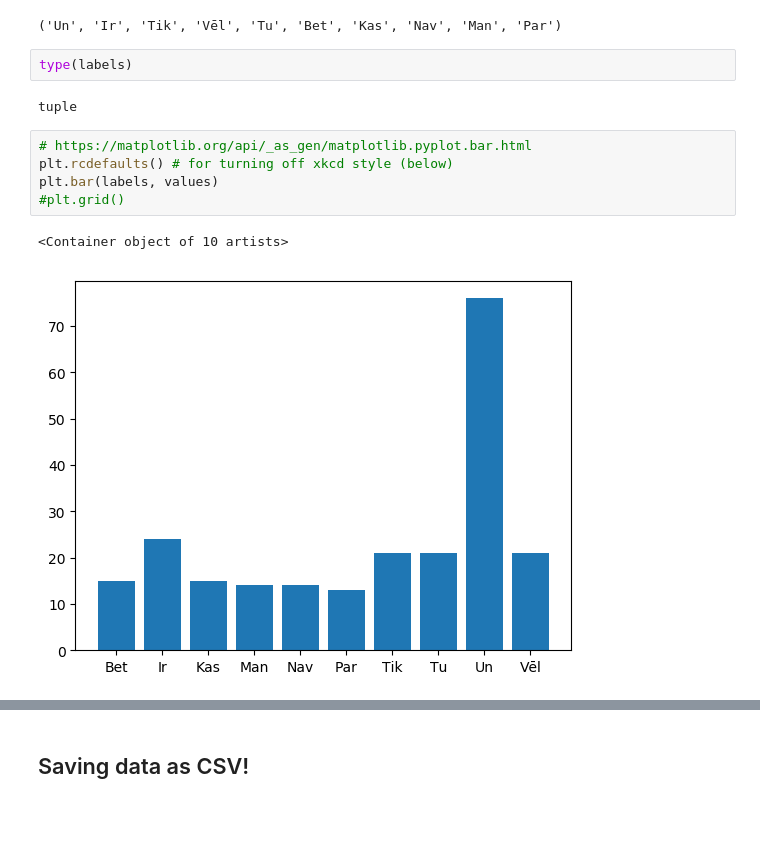
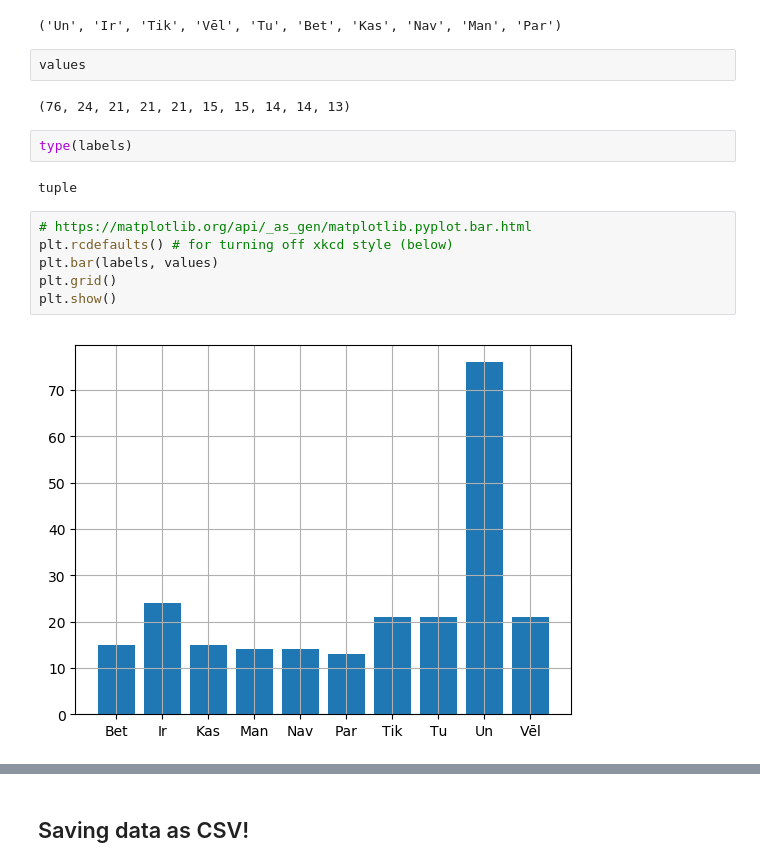
Before and after one commit to ValRCS/RCS_BigData, a Jupyter notebook: Python_Intro/RCS Python Cleaning Up Text Files.ipynb, the cells around one changed output, grey strips where cells are left out. Saved outputs shown, nothing was run; the diff lists cells and outputs as text; blank space fills up the shorter version.

```diff
--- a/Python_Intro/RCS Python Cleaning Up Text Files.ipynb
+++ b/Python_Intro/RCS Python Cleaning Up Text Files.ipynb
@@ -261,6 +499,10 @@ labels, values = zip(*cnt.most_common(10)) # * unpacks our list, zip creates two
 labels
 # %% [output]
 ('Un', 'Ir', 'Tik', 'Vēl', 'Tu', 'Bet', 'Kas', 'Nav', 'Man', 'Par')
+# %%
+values
+# %% [output]
+(76, 24, 21, 21, 21, 15, 15, 14, 14, 13)
 # %%
 type(labels)
 # %% [output]
@@ -268,11 +510,11 @@ tuple
 # %%
 # https://matplotlib.org/api/_as_gen/matplotlib.pyplot.bar.html
 plt.rcdefaults() # for turning off xkcd style (below)
 plt.bar(labels, values)
-#plt.grid()
+plt.grid()
+plt.show()
 # %% [output]
-<Container object of 10 artists>
-[figure, old version]
+[figure, new version]
 # %%
 # https://matplotlib.org/api/_as_gen/matplotlib.pyplot.bar.html
 # https://matplotlib.org/api/_as_gen/matplotlib.pyplot.xticks.html
```
Also changed, not shown: parts of 46 cells of this notebook, 1 other file.
